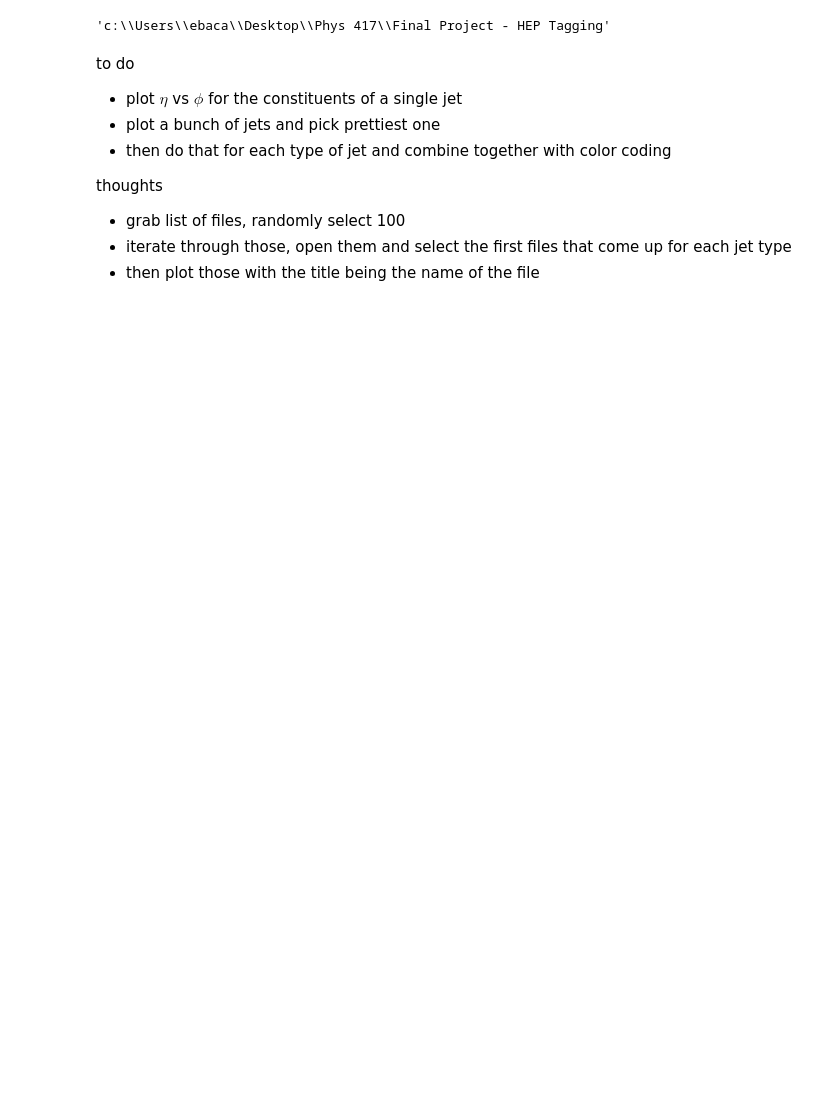
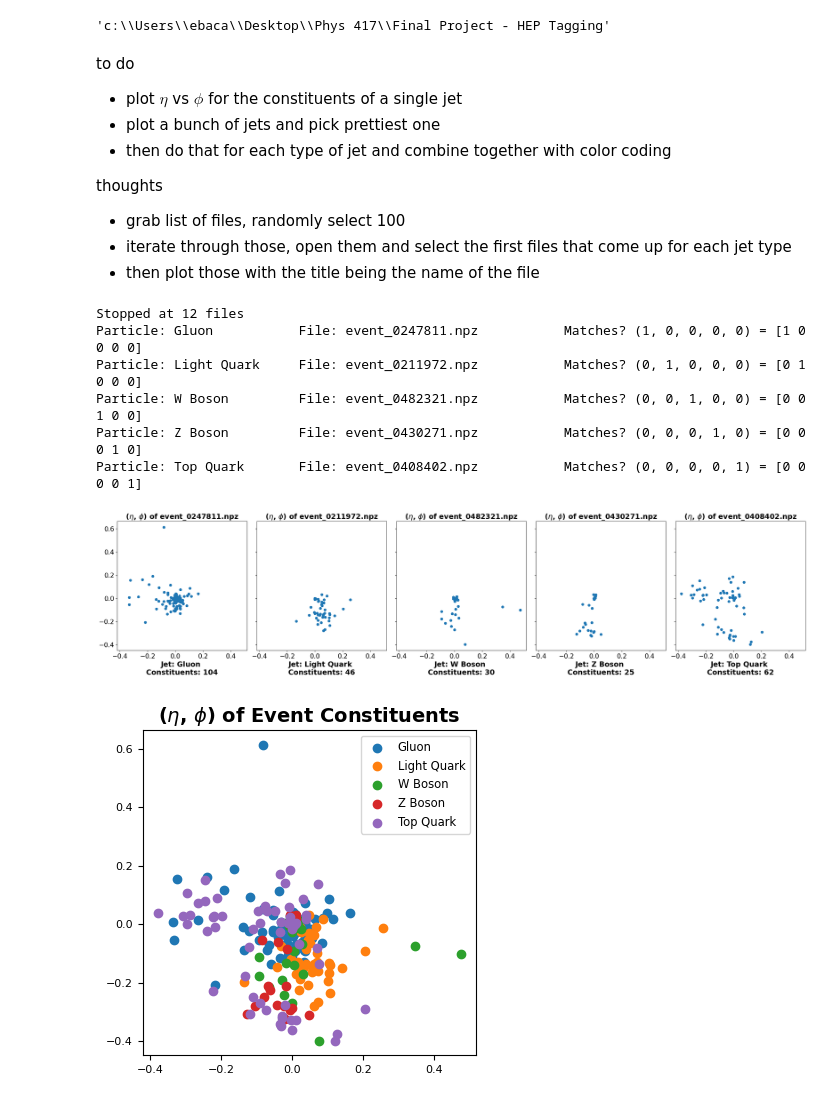
Before and after one commit to emmabacarra/Phys-417, a Jupyter notebook: Final Project - HEP Tagging/poster visualizations.ipynb, the cells around one changed output. Cells and saved outputs as stored; diff of their text form; code cells hidden in the pictures; blank space fills up the shorter version.

```diff
--- a/Final Project - HEP Tagging/poster visualizations.ipynb
+++ b/Final Project - HEP Tagging/poster visualizations.ipynb
@@ -47,0 +44,70 @@ files = shuffle([f for f in os.listdir('../../PHYS417_Project/data')], random_st
+# %%
+files = shuffle([f for f in os.listdir('../../PHYS417_Project/data')])
+
+onehots = {
+    (1, 0, 0, 0, 0): ['Gluon'],
+    (0, 1, 0, 0, 0): ['Light Quark'],
+    (0, 0, 1, 0, 0): ['W Boson'],
+    (0, 0, 0, 1, 0): ['Z Boson'],
+    (0, 0, 0, 0, 1): ['Top Quark']
+}
+
+for i, f in enumerate(files[:100]):
+    with np.load('../../PHYS417_Project/data/' + f) as data:
+
+        y = data['y']
+        jet = tuple(y)
+
+        if len(onehots[jet]) == 1:
+            onehots[jet].append(f)
+
+        if all(len(v) == 2 for v in onehots.values()):
+            print(f"Stopped at {i} files")
+            break
+
+# plotting the individual jets --------------------------------------------------------------------
+fig, axs = plt.subplots(1, 5, figsize=(25, 6), sharex=True, sharey=True)
+fig.subplots_adjust(wspace=0)
+
+for i, (onehot, labels) in enumerate(onehots.items()):
+    jet, file = labels
+
+    with np.load('../../PHYS417_Project/data/' + file) as data:
+        print(f"Particle: {jet:<15} File: {file:<20} {'Matches?':>15} {str(onehot)} = {str(data['y'])}")
+
+        eta = data['x'][:, 1]
+        phi = data['x'][:, 2]
+
+        axs[i].scatter(eta, phi)
+        axs[i].set_title(f'($\eta$, $\phi$) of {file}', weight='bold', fontsize=18)
+        axs[i].set_xlabel(f'Jet: {jet} \nConstituents: {len(data["x"])}', weight='bold', fontsize=18)
+        axs[i].tick_params(labelsize=16)
+
+plt.tight_layout()
+
+
+# plotting the jets together --------------------------------------------------------------------
+fig, ax = plt.subplots(figsize=(4, 4), sharex=True, sharey=True)
+
+for i, (onehot, labels) in enumerate(onehots.items()):
+    jet, file = labels
+
+    with np.load('../../PHYS417_Project/data/' + file) as data:
+        eta = data['x'][:, 1]
+        phi = data['x'][:, 2]
+
+        ax.scatter(eta, phi, label=jet)
+
+ax.set_title(f'($\eta$, $\phi$) of Event Constituents', weight='bold', fontsize=14)
+ax.legend(loc='best', fontsize='small')
+ax.tick_params(labelsize=8)
+plt.tight_layout()
+# %% [output]
+Stopped at 12 files
+Particle: Gluon           File: event_0247811.npz           Matches? (1, 0, 0, 0, 0) = [1 0 0 0 0]
+Particle: Light Quark     File: event_0211972.npz           Matches? (0, 1, 0, 0, 0) = [0 1 0 0 0]
+Particle: W Boson         File: event_0482321.npz           Matches? (0, 0, 1, 0, 0) = [0 0 1 0 0]
+Particle: Z Boson         File: event_0430271.npz           Matches? (0, 0, 0, 1, 0) = [0 0 0 1 0]
+Particle: Top Quark       File: event_0408402.npz           Matches? (0, 0, 0, 0, 1) = [0 0 0 0 1]
+[figure, added]
+[figure, added]
```
Also changed, not shown: parts of 4 cells of this notebook, 1 other file.
